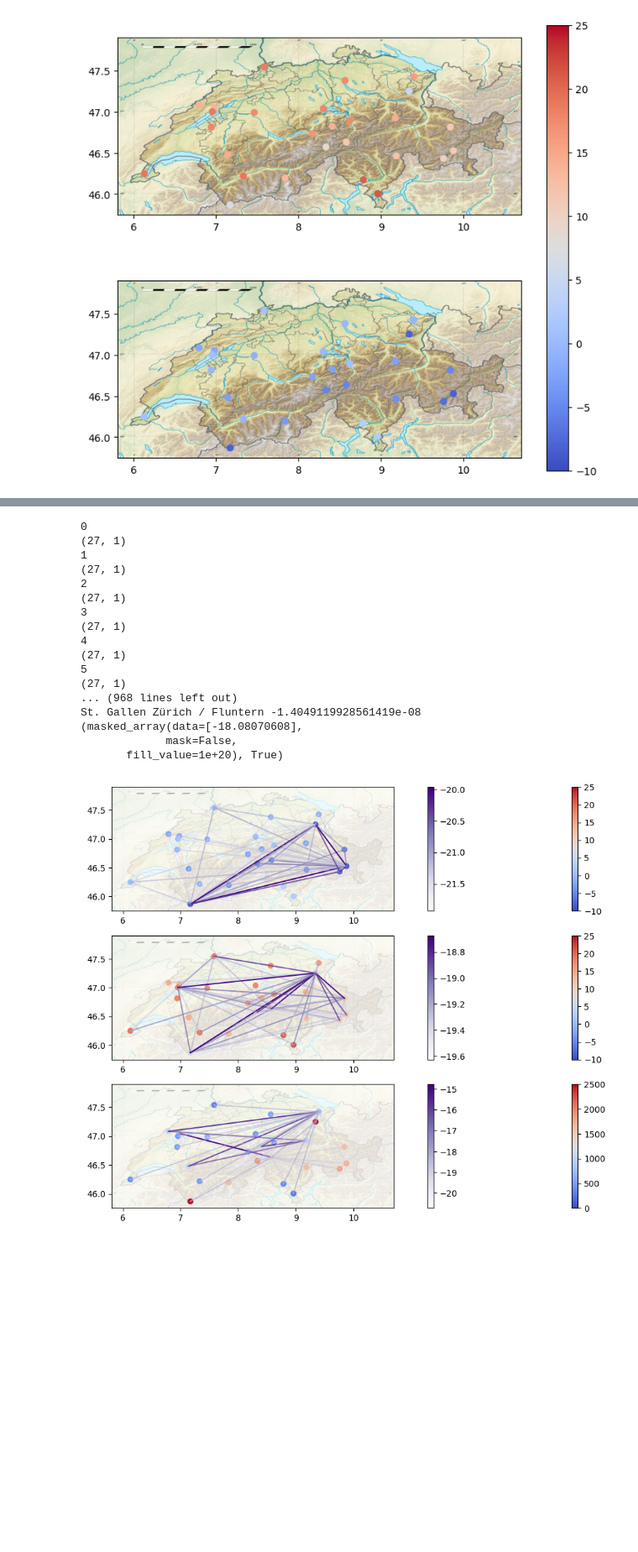
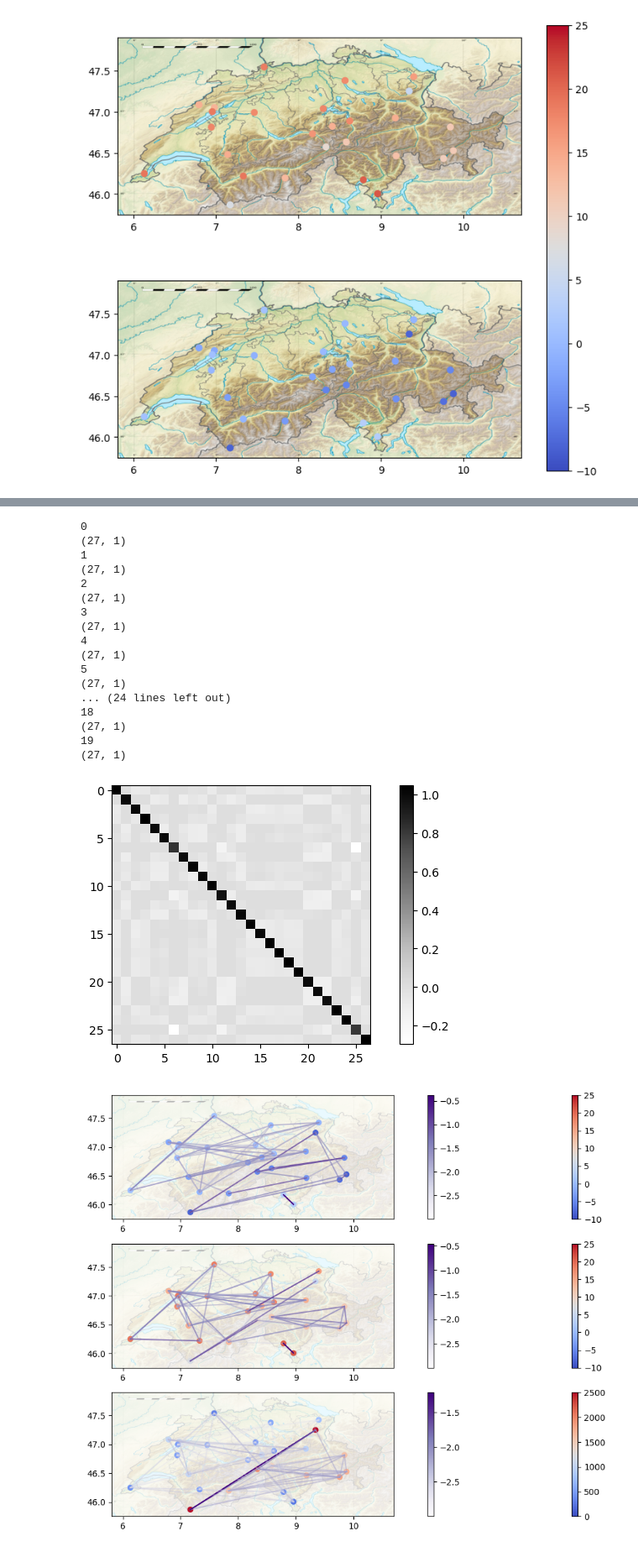
Before and after one commit to boltma/Topology-Inference, a Jupyter notebook: learn.ipynb, the cells around one changed output, grey strips where cells are left out. Shown at 84% size. Saved outputs shown, nothing was run; the diff lists cells and outputs as text; code cells hidden in the pictures; blank space fills up the shorter version.

```diff
--- a/learn.ipynb
+++ b/learn.ipynb
@@ -41,8 +41,9 @@ import matplotlib.pyplot as plt
 import matplotlib.cm as cm
 import matplotlib as mpl
 
-data_1965_1989_january = df_all[(df_all["Year"] >= 1965) & (df_all["Year"] < 1990) & (df_all["Month"] == 1)].groupby("Station")
-data_1965_1989_july = df_all[(df_all["Year"] >= 1965) & (df_all["Year"] < 1990) & (df_all["Month"] == 7)].groupby("Station")
+data_1965_1989 = df_all[(df_all["Year"] >= 1965) & (df_all["Year"] < 1990)]
+data_1965_1989_january = data_1965_1989[df_all["Month"] == 1].groupby("Station")
+data_1965_1989_july = data_1965_1989[df_all["Month"] == 7].groupby("Station")
 
 img = plt.imread("data/swiss/Switzerland_relief_location_map.jpg")
 plt.figure(figsize=(9, 8))
@@ -61,7 +62,7 @@ plt.show()
 import cvxpy as cp
 import numpy as np
 
-def topo_infer_smooth(data, N, alpha, beta, iter):
+def topo_infer_smooth(data, N, alpha, beta, iter, tr=N):
     M = data.shape[1] if data.ndim == 2 else 1
     if M == 1:
         data = data.reshape(-1, 1)
@@ -71,10 +72,10 @@ def topo_infer_smooth(data, N, alpha, beta, iter):
 
     for cnt in range(iter):
         print(cnt)
-        constraint = [Lap @ np.ones((N,)) == np.zeros((N,)), Lap - cp.diag(cp.diag(Lap)) <= 0]
+        constraints = [Lap @ np.ones((N,)) == np.zeros((N,)), Lap - cp.diag(cp.diag(Lap)) <= 0, cp.trace(Lap) == tr]
         print(y_0.shape)
         objective = cp.Minimize(alpha * cp.trace(cp.quad_form(y_0, Lap)) + beta * cp.norm(Lap, "fro") ** 2)
-        prob = cp.Problem(objective, constraint)
+        prob = cp.Problem(objective, constraints)
         prob.solve()
         Lap_0 = Lap.value
         Lap_0 = Lap_0 - np.eye(N) * np.min(np.linalg.eigvals(Lap_0))
@@ -128,6 +129,10 @@ latitudes = [df_all[df_all.eq(station_name).any(1)]["Latitude"].values[0] for st
 altitudes = np.array([df_all[df_all.eq(station_name).any(1)]["Altitude"].values[0] for station_name in stations])
 
 Lap_0_altitude = topo_infer_smooth(altitudes / 200, N, 0.01, 0.3, 20)
+plt.figure(figsize=(9, 4))
+plt.imshow(Lap_0_altitude, cmap='Greys', interpolation='nearest')
+plt.colorbar()
+plt.show()
 
 def plot_graph(ax, data, Lap, N, th, img, vmin=-10, vmax=25):
     ax.imshow(img, zorder=0, extent=[5.8, 10.7, 45.75, 47.9], alpha=0.3)
@@ -137,41 +142,40 @@ def plot_graph(ax, data, Lap, N, th, img, vmin=-10, vmax=25):
     color_norm = mpl.colors.Normalize(vmin=np.log(th), vmax=np.log(np.max(-Lap)))
     cmap = cm.Purples
     color_map = cm.ScalarMappable(norm=color_norm, cmap=cmap)
     for i in range(N):
         for j in range(i+1, N):
             if Lap[i, j] < -th:
-                print(stations[i], stations[j], Lap[i, j])
-                print(color_norm.process_value(np.log(-Lap[i, j])))
                 ax.plot([longitudes[i], longitudes[j]], [latitudes[i], latitudes[j]], c=color_map.to_rgba(np.log(-Lap[i, j])), alpha=color_norm(np.log(-Lap[i, j])))
     plt.colorbar(color_map)
 
 plt.figure(figsize=(18, 9))
 ax1 = plt.subplot(3, 1, 1)
-plot_graph(ax1, data_1965_1989_january.mean()["Temperature"], Lap_0_january, N, 3e-10, img)
+plot_graph(ax1, data_1965_1989_january.mean()["Temperature"], Lap_0_january, N, 0.05, img)
 
 ax2 = plt.subplot(3, 1, 2)
-plot_graph(ax2, data_1965_1989_july.mean()["Temperature"], Lap_0_july, N, 3e-9, img)
+plot_graph(ax2, data_1965_1989_july.mean()["Temperature"], Lap_0_july, N, 0.05, img)
 
 ax3 = plt.subplot(3, 1, 3)
-plot_graph(ax3, altitudes, Lap_0_altitude / 200, N, 1e-9, img, vmin=0, vmax=2500)
+plot_graph(ax3, altitudes, Lap_0_altitude, N, 0.05, img, vmin=0, vmax=2500)
 
 plt.show()
 # %% [output]
 0
 (27, 1)
 1
 (27, 1)
 2
 (27, 1)
 3
 (27, 1)
 4
 (27, 1)
 5
 (27, 1)
-... (968 lines left out)
-St. Gallen Zürich / Fluntern -1.4049119928561419e-08
-(masked_array(data=[-18.08070608],
-             mask=False,
-       fill_value=1e+20), True)
+... (24 lines left out)
+18
+(27, 1)
+19
+(27, 1)
-[figure, old version]
+[figure, new version]
+[figure, added]
```
Also changed, not shown: parts of 5 cells of this notebook.
